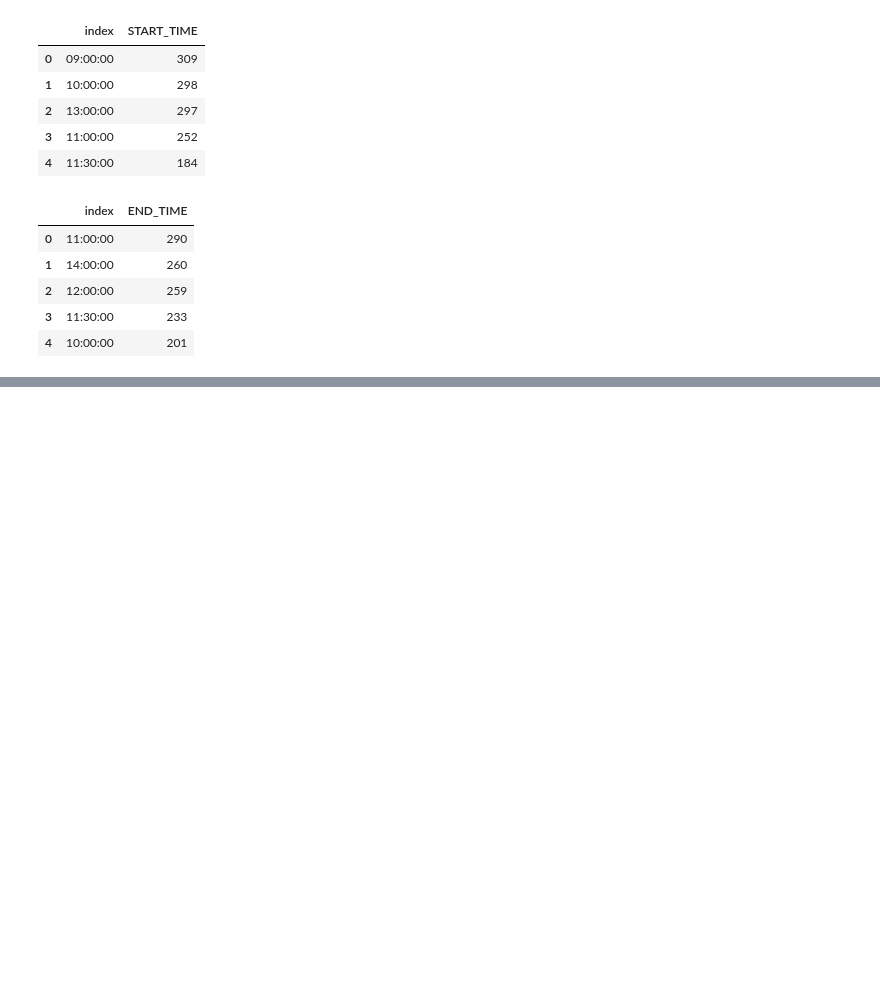
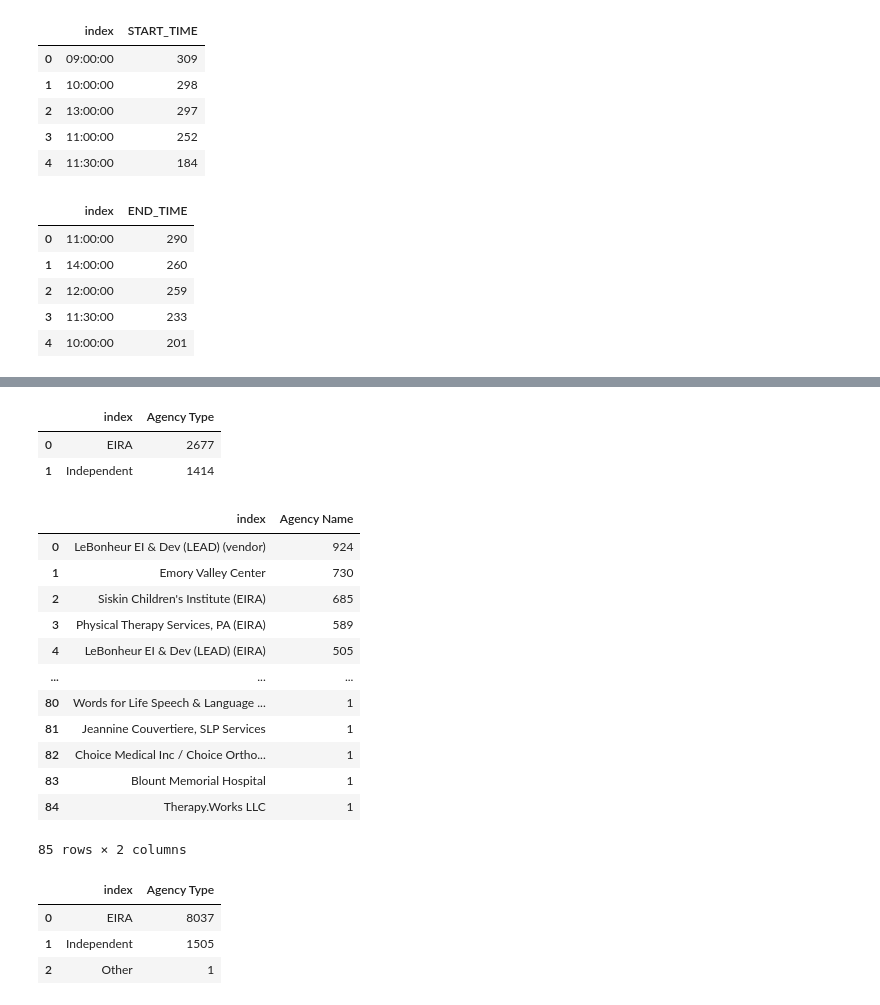
Before and after one commit to NSS-Data-Analytics-Cohort-8/teis_da8_1-dadboddenims, a Jupyter notebook: notebook/teis_data_explora.ipynb, the cells around one changed output, grey strips where cells are left out. Saved outputs shown, nothing was run; the diff lists cells and outputs as text; code cells hidden in the pictures; blank space fills up the shorter version.

```diff
--- a/notebook/teis_data_explora.ipynb
+++ b/notebook/teis_data_explora.ipynb
@@ -220,0 +243,24 @@ end_time.head()
+# %%
+agency_type
+# %% [output]
+|  | index | Agency Type |
+| 0 | EIRA | 2677 |
+| 1 | Independent | 1414 |
+# %%
+whole_agency = teis_df['Agency Name'].value_counts().reset_index()
+# %%
+whole_agency
+# %% [output]
+|  | index | Agency Name |
+| 0 | LeBonheur EI & Dev (LEAD) (vendor) | 924 |
+| 1 | Emory Valley Center | 730 |
+| 2 | Siskin Children's Institute (EIRA) | 685 |
+| 3 | Physical Therapy Services, PA (EIRA) | 589 |
+| 4 | LeBonheur EI & Dev (LEAD) (EIRA) | 505 |
+| ... | ... | ... |
+| 80 | Words for Life Speech & Language ... | 1 |
+| 81 | Jeannine Couvertiere, SLP Services | 1 |
+| 82 | Choice Medical Inc / Choice Ortho... | 1 |
+| 83 | Blount Memorial Hospital | 1 |
+| 84 | Therapy.Works LLC | 1 |
+85 rows × 2 columns
@@ -220,0 +269,7 @@ end_time.head()
+# %%
+whole_type
+# %% [output]
+|  | index | Agency Type |
+| 0 | EIRA | 8037 |
+| 1 | Independent | 1505 |
+| 2 | Other | 1 |
```
Also changed, not shown: parts of 5 cells of this notebook.
